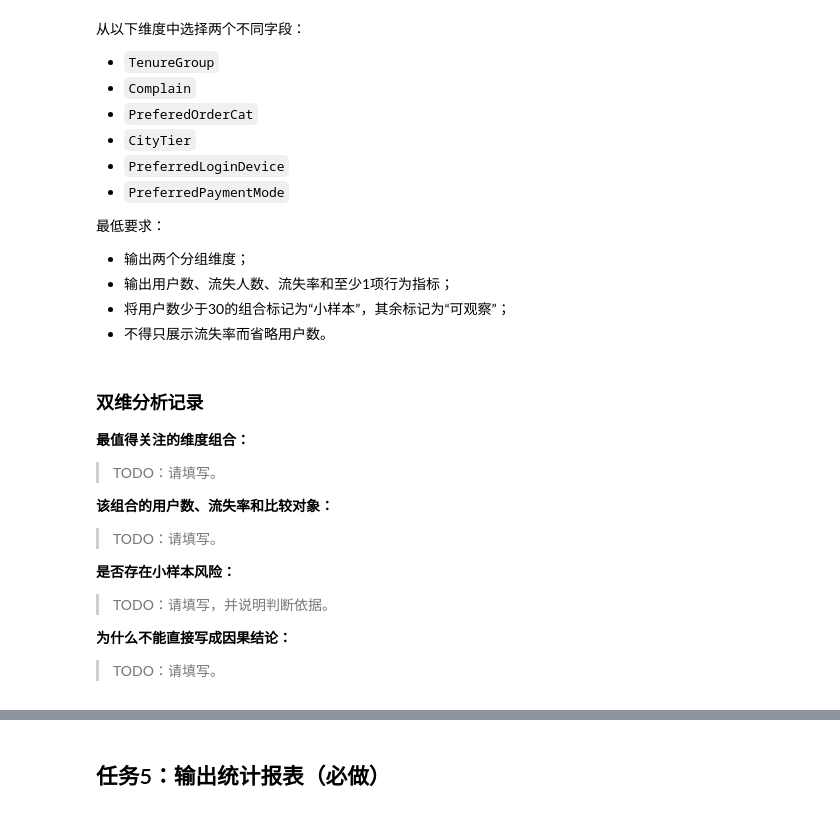
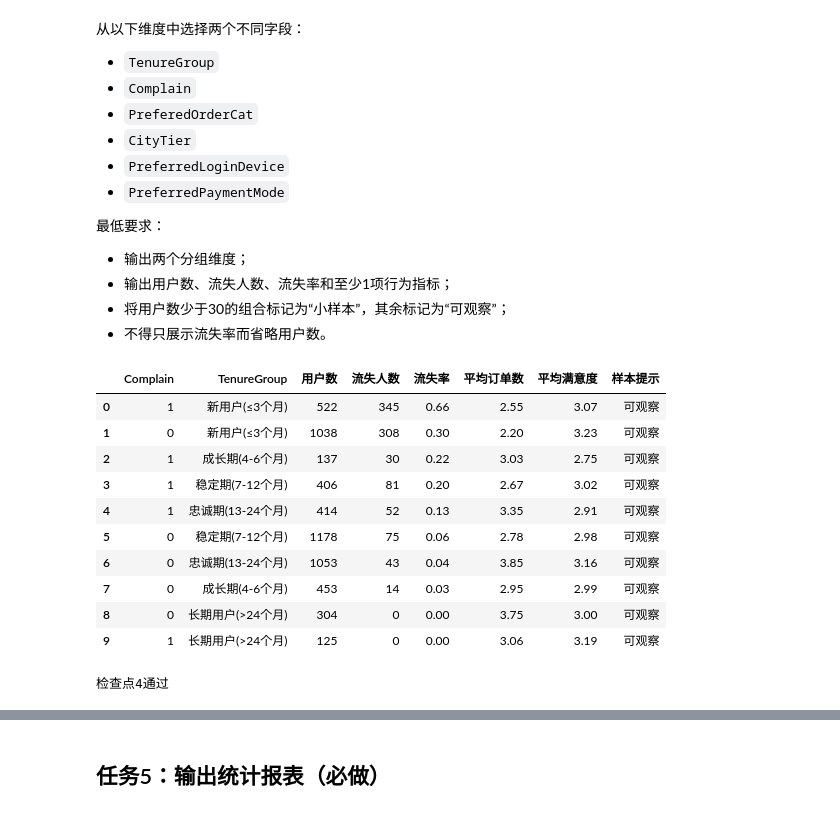
Before and after one commit to Huningci/muc-commerce-3-24012467, a Jupyter notebook: notebooks/day05_pm_student_project.ipynb, the cells around one changed output, grey strips where cells are left out. Saved outputs shown, nothing was run; the diff lists cells and outputs as text; code cells hidden in the pictures.

```diff
--- a/notebooks/day05_pm_student_project.ipynb
+++ b/notebooks/day05_pm_student_project.ipynb
@@ -346,3 +464,60 @@ cross_analysis = None
+# %%
+allowed_cross_fields = {
+    "TenureGroup",
+    "Complain",
+    "PreferedOrderCat",
+    "CityTier",
+    "PreferredLoginDevice",
+    "PreferredPaymentMode",
+}
+
+
+# 选择两个不同维度
+dim_1 = "Complain"
+dim_2 = "TenureGroup"
+
+
+# 使用groupby + agg完成双维分析
+cross_analysis = (
+    df.groupby([dim_1, dim_2], dropna=False)
+    .agg(
+        用户数=("CustomerID", "nunique"),
+        流失人数=("Churn", "sum"),
+        流失率=("Churn", "mean"),
+        平均订单数=("OrderCount", "mean"),
+        平均满意度=("SatisfactionScore", "mean"),
+    )
+    .reset_index()
+)
+
+
+# 新增“样本提示”列
+cross_analysis["样本提示"] = np.where(
+    cross_analysis["用户数"] < 30,
+    "小样本",
+    "可观察",
+)
+
+
+# 按流失率降序、用户数降序排序并展示
+cross_analysis = cross_analysis.sort_values(
+    ["流失率", "用户数"],
+    ascending=[False, False],
+).reset_index(drop=True)
+
+display(cross_analysis)
+# %% [output]
+|  | Complain | TenureGroup | 用户数 | 流失人数 | 流失率 | 平均订单数 | 平均满意度 | 样本提示 |
+| 0 | 1 | 新用户(≤3个月) | 522 | 345 | 0.66 | 2.55 | 3.07 | 可观察 |
+| 1 | 0 | 新用户(≤3个月) | 1038 | 308 | 0.30 | 2.20 | 3.23 | 可观察 |
+| 2 | 1 | 成长期(4-6个月) | 137 | 30 | 0.22 | 3.03 | 2.75 | 可观察 |
+| 3 | 1 | 稳定期(7-12个月) | 406 | 81 | 0.20 | 2.67 | 3.02 | 可观察 |
+| 4 | 1 | 忠诚期(13-24个月) | 414 | 52 | 0.13 | 3.35 | 2.91 | 可观察 |
+| 5 | 0 | 稳定期(7-12个月) | 1178 | 75 | 0.06 | 2.78 | 2.98 | 可观察 |
+| 6 | 0 | 忠诚期(13-24个月) | 1053 | 43 | 0.04 | 3.85 | 3.16 | 可观察 |
+| 7 | 0 | 成长期(4-6个月) | 453 | 14 | 0.03 | 2.95 | 2.99 | 可观察 |
+| 8 | 0 | 长期用户(>24个月) | 304 | 0 | 0.00 | 3.75 | 3.00 | 可观察 |
+| 9 | 1 | 长期用户(>24个月) | 125 | 0 | 0.00 | 3.06 | 3.19 | 可观察 |
 # %%
 # 检查点4：双维度交叉分析
 
@@ -379,21 +554,5 @@ assert np.array_equal(
 ), "样本提示与用户数阈值不一致"
 
 print("检查点4通过")
+# %% [output]
+检查点4通过
-# %% [markdown]
-### 双维分析记录
-
-**最值得关注的维度组合：**
-
-> TODO：请填写。
-
-**该组合的用户数、流失率和比较对象：**
-
-> TODO：请填写。
-
-**是否存在小样本风险：**
-
-> TODO：请填写，并说明判断依据。
-
-**为什么不能直接写成因果结论：**
-
-> TODO：请填写。
```
Also changed, not shown: parts of 33 cells of this notebook, 20 other files.
